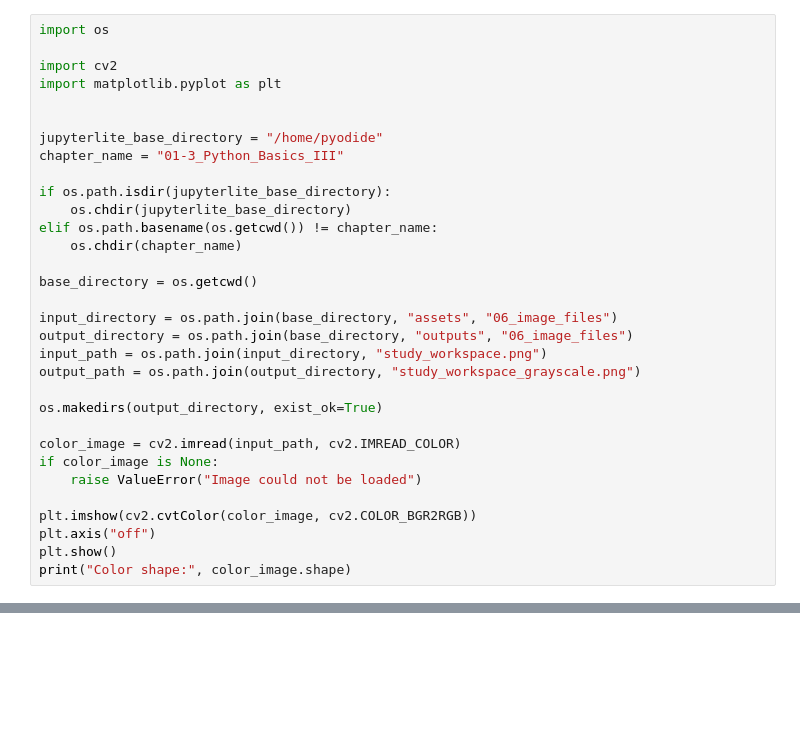
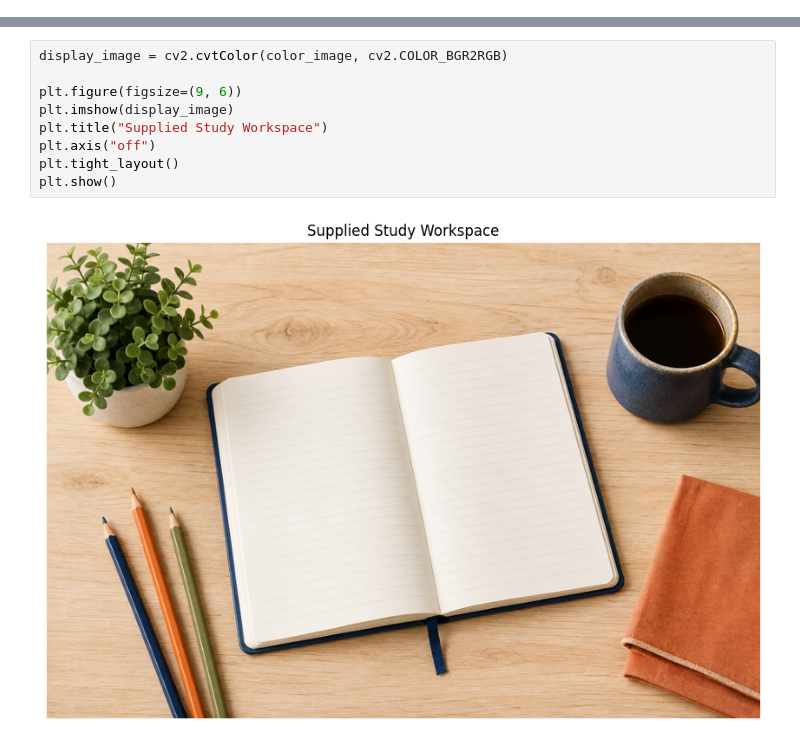
Before and after one commit to sonamu-jun/introduction-to-bigdata, a Jupyter notebook: 01-3_Python_Basics_III/06_image_files.ipynb, the cells around one changed output, grey strips where cells are left out. Cells and saved outputs as stored; diff of their text form; blank space fills up the shorter version.

```diff
--- a/01-3_Python_Basics_III/06_image_files.ipynb
+++ b/01-3_Python_Basics_III/06_image_files.ipynb
@@ -13,32 +0,0 @@ In **Add files**, select `study_workspace.png` and enter `assets/06_image_files`
-# %%
-import os
-
-import cv2
-import matplotlib.pyplot as plt
-
-
-jupyterlite_base_directory = "/home/pyodide"
-chapter_name = "01-3_Python_Basics_III"
-
-if os.path.isdir(jupyterlite_base_directory):
-    os.chdir(jupyterlite_base_directory)
-elif os.path.basename(os.getcwd()) != chapter_name:
-    os.chdir(chapter_name)
-
-base_directory = os.getcwd()
-
-input_directory = os.path.join(base_directory, "assets", "06_image_files")
-output_directory = os.path.join(base_directory, "outputs", "06_image_files")
-input_path = os.path.join(input_directory, "study_workspace.png")
-output_path = os.path.join(output_directory, "study_workspace_grayscale.png")
-
-os.makedirs(output_directory, exist_ok=True)
-
-color_image = cv2.imread(input_path, cv2.IMREAD_COLOR)
-if color_image is None:
-    raise ValueError("Image could not be loaded")
-
-plt.imshow(cv2.cvtColor(color_image, cv2.COLOR_BGR2RGB))
-plt.axis("off")
-plt.show()
-print("Color shape:", color_image.shape)
@@ -74,0 +84,11 @@ Use `cv2.imread()` and `cv2.imwrite()` for image files; this example changes onl
+# %%
+display_image = cv2.cvtColor(color_image, cv2.COLOR_BGR2RGB)
+
+plt.figure(figsize=(9, 6))
+plt.imshow(display_image)
+plt.title("Supplied Study Workspace")
+plt.axis("off")
+plt.tight_layout()
+plt.show()
+# %% [output]
+[figure, added]
```
Also changed, not shown: parts of 23 cells of this notebook, 16 other files.
